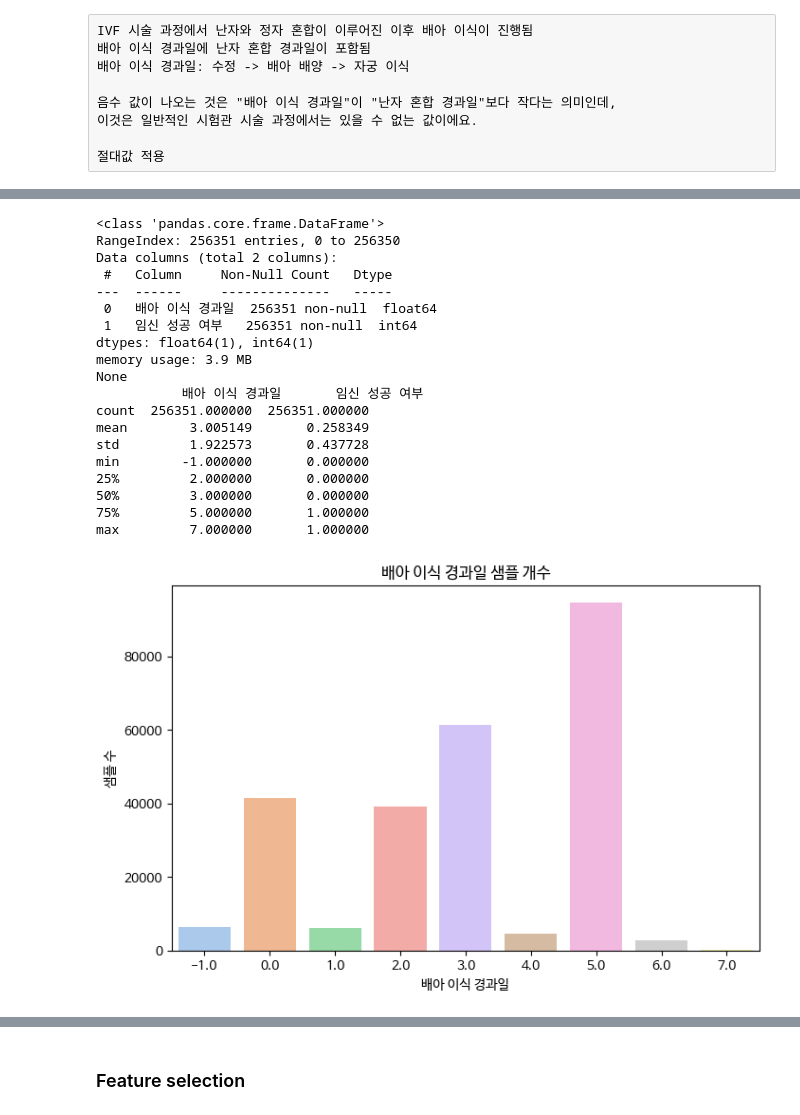
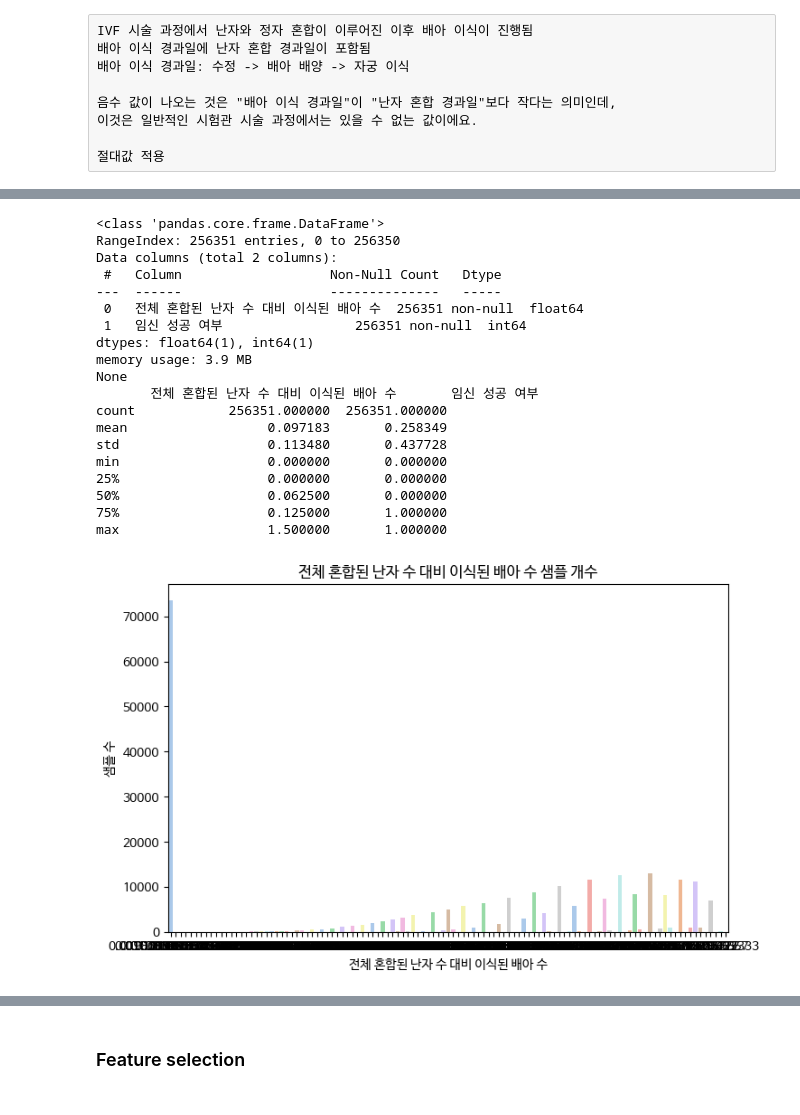
Before and after one commit to dablro12/LGAimers5th, a Jupyter notebook: 20250219_145426_0.73981_eiden.ipynb, the cells around one changed output, grey strips where cells are left out. Saved outputs shown, nothing was run; the diff lists cells and outputs as text; code cells hidden in the pictures.

Commit message:
20250219_174119_0.73990_eiden

```diff
--- a/20250219_145426_0.73981_eiden.ipynb
+++ b/20250219_145426_0.73981_eiden.ipynb
@@ -413,16 +402,30 @@ df_train = replace_inf_and_nan(df_train, value_inf, value_na)
 df_test = replace_inf_and_nan(df_test, value_inf, value_na)
 # %%
 def eiden_feature_engineering(df):
-    # [Feature] 임신 대비 출산 성공률
+    # [Feature1] 임신 대비 출산 성공률
     df['임신 대비 출산 성공률'] = df['총 출산 횟수'] / df['총 임신 횟수']
     df['임신 대비 출산 실패율'] = 1 - df['임신 대비 출산 성공률']
 
-    #[Feature] 혼합된 난자 수 대비 이식된 배아 수
+    #[Feature2] 혼합된 난자 수 대비 이식된 배아 수
     df['혼합된 난자 수 대비 이식된 배아 수'] =  df['이식된 배아 수'] / df['혼합된 난자 수'] # 20250219_144117_0.73982_eiden
     # 만약 이식된 배아 수가 0이면 0으로 대체
     df.loc[df['이식된 배아 수'] == 0, '혼합된 난자 수 대비 이식된 배아 수'] = 0
     df.loc[df['혼합된 난자 수'] == 0, '혼합된 난자 수 대비 이식된 배아 수'] = 0
 
+    #[Feature3] 배아 이식 경과일 대비 총 생성 배아 수
+    df['배아 이식 경과일 대비 총 생성 배아 수'] = df['총 생성 배아 수'] / df['배아 이식 경과일']
+    df.loc[df['총 생성 배아 수'] == 0, '배아 이식 경과일 대비 총 생성 배아 수'] = 0
+    df.loc[df['배아 이식 경과일'] == 0, '배아 이식 경과일 대비 총 생성 배아 수'] = 0
+
+    #[Feature4] 파트너 정자와 혼합된 난자 수 + 기증자 정자와 혼합된 난자 수 + 혼합된 난자 수
+    전체_혼합된_난자_수= df['파트너 정자와 혼합된 난자 수'] + df['기증자 정자와 혼합된 난자 수'] + df['혼합된 난자 수']
+    df['전체 혼합된 난자 수 대비 이식된 배아 수'] =  df['이식된 배아 수'] / 전체_혼합된_난자_수 # 20250219_144117_0.73982_eiden
+    # 만약 이식된 배아 수가 0이면 0으로 대체
+    df.loc[df['이식된 배아 수'] == 0, '전체 혼합된 난자 수 대비 이식된 배아 수'] = 0
+    df.loc[전체_혼합된_난자_수 == 0, '전체 혼합된 난자 수 대비 이식된 배아 수'] = 0
+    df.loc[전체_혼합된_난자_수 == 0, '전체 혼합된 난자 수 대비 이식된 배아 수'] = 0
+
+
     return df
 
 df_train = eiden_feature_engineering(df_train)
@@ -447,45 +450,46 @@ def analysis_임신성공여부(df, column_name):
     plt.show()
 
     # 2. 총 생성 배아 수별 임신 성공 여부 카운트
     plt.figure(figsize=(8, 5))
     sns.countplot(x=column_name, hue='임신 성공 여부', data=df, palette='coolwarm')
     plt.title(f'{column_name} 따른 임신 성공 여부 분포')
     plt.xlabel(column_name)
     plt.ylabel('샘플 수')
     plt.legend(title='임신 성공 여부', labels=['실패 (0)', '성공 (1)'])
     plt.show()
 
     # 3. 총 생성 배아 수별 성공률 계산
     success_rates = df.groupby(column_name)['임신 성공 여부'].mean()
 
     # 4. 총 생성 배아 수 대비 임신 성공률 시각화
     plt.figure(figsize=(8, 5))
     sns.barplot(x=success_rates.index, y=success_rates.values, palette='Blues')
     plt.title(f'{column_name} 임신 성공률')
     plt.xlabel(column_name)
     plt.ylabel('임신 성공률')
     plt.ylim(0, 1)  # 확률 범위 0~1 설정
     plt.show()
 
-analysis_임신성공여부(df_train, column_name = '배아 이식 경과일')
+
+analysis_임신성공여부(df_train, column_name = '전체 혼합된 난자 수 대비 이식된 배아 수')
 # %% [output]
 <class 'pandas.core.frame.DataFrame'>
 RangeIndex: 256351 entries, 0 to 256350
 Data columns (total 2 columns):
- #   Column     Non-Null Count   Dtype
----  ------     --------------   -----
- 0   배아 이식 경과일  256351 non-null  float64
- 1   임신 성공 여부   256351 non-null  int64
+ #   Column                   Non-Null Count   Dtype
+---  ------                   --------------   -----
+ 0   전체 혼합된 난자 수 대비 이식된 배아 수  256351 non-null  float64
+ 1   임신 성공 여부                 256351 non-null  int64
 dtypes: float64(1), int64(1)
 memory usage: 3.9 MB
 None
-           배아 이식 경과일       임신 성공 여부
-count  256351.000000  256351.000000
-mean        3.005149       0.258349
-std         1.922573       0.437728
-min        -1.000000       0.000000
-25%         2.000000       0.000000
-50%         3.000000       0.000000
-75%         5.000000       1.000000
-max         7.000000       1.000000
+       전체 혼합된 난자 수 대비 이식된 배아 수       임신 성공 여부
+count            256351.000000  256351.000000
+mean                  0.097183       0.258349
+std                   0.113480       0.437728
+min                   0.000000       0.000000
+25%                   0.000000       0.000000
+50%                   0.062500       0.000000
+75%                   0.125000       1.000000
+max                   1.500000       1.000000
-[figure, old version]
+[figure, new version]
```
Also changed, not shown: parts of 10 cells of this notebook.
